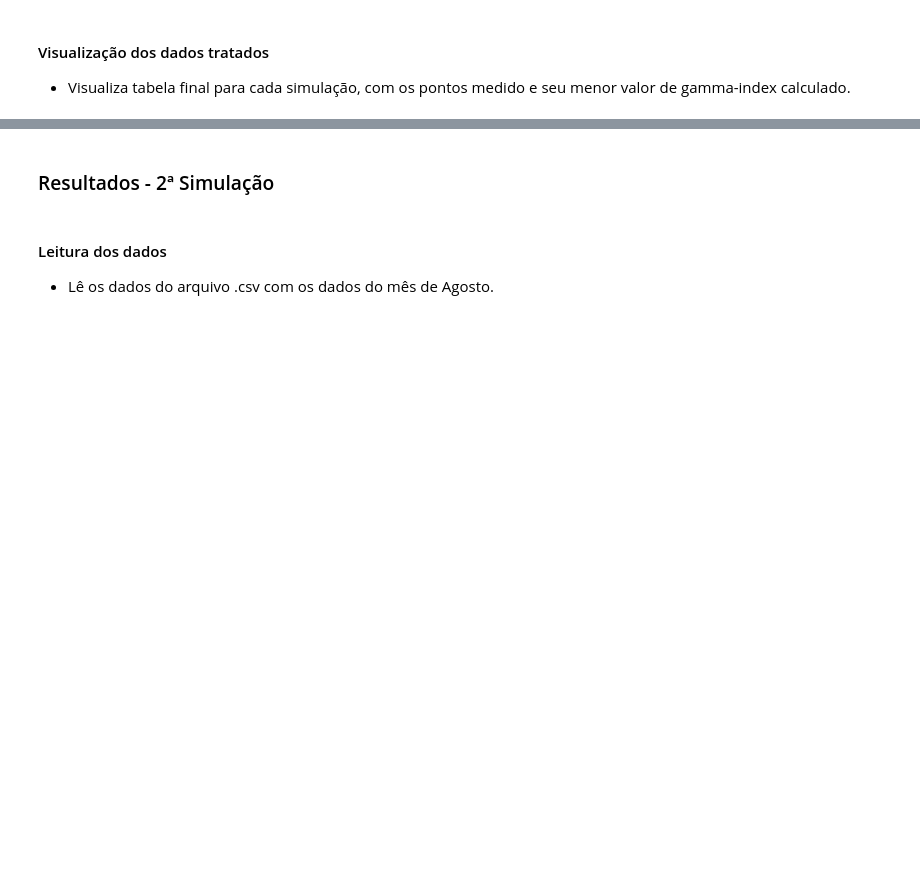
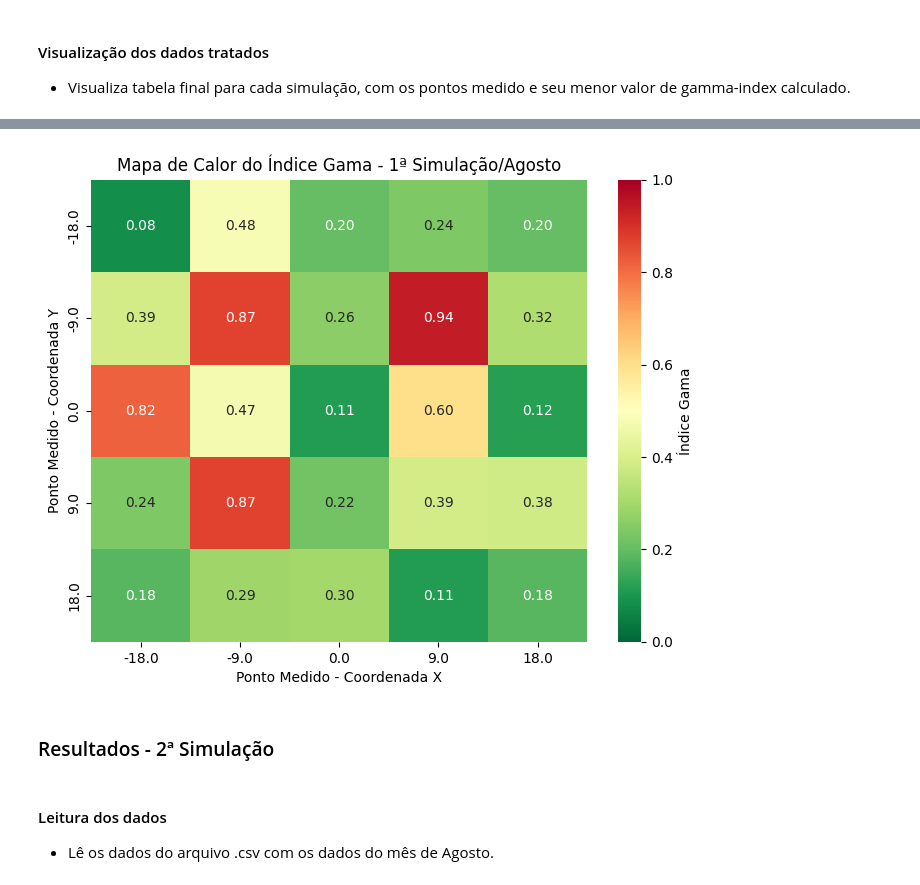
Before and after one commit to alantimb/Gamma-Function, a Jupyter notebook: funcao_gamma.ipynb, the cells around one changed output, grey strips where cells are left out. Saved outputs shown, nothing was run; the diff lists cells and outputs as text; code cells hidden in the pictures; blank space fills up the shorter version.

Commit message:
feat: add plotagem de mapas de calor dos resultados

```diff
--- a/funcao_gamma.ipynb
+++ b/funcao_gamma.ipynb
@@ -146,7 +148,7 @@ Porcentagem de valores reprovados: 0.0%
 * Visualiza tabela final para cada simulação, com os pontos medido e seu menor valor de gamma-index calculado.
 # %%
 # Cria um dataframe para os valores obtidos da primeira simulação
-df_augustGammaIndex_sim_1 = pd.DataFrame(list(gamma_index_aug_1.items()), columns=['Pontos Medidos (X,Y)', 'Gamma Index'])
+df_augustGammaIndex_sim_1 = pd.DataFrame(list(gamma_index_aug_1.items()), columns=['Pontos Medidos (X,Y)', 'Índice Gama'])
 # %%
 # Visualiza o DataFrame com os devidos tratamentos
 print(df_augustGammaIndex_sim_1.head(25))
@@ -171,3 +178,29 @@ print(df_augustGammaIndex_sim_1.head(25))
+# %%
+# Extrai as coordenadas x, y e valores do Gamma Index
+x_coords, y_coords = zip(*[map(float, coord.split(',')) for coord in df_augustGammaIndex_sim_1['Pontos Medidos (X,Y)']])
+gamma_index_values = df_augustGammaIndex_sim_1['Índice Gama']
+
+# Cria um DataFrame para os dados
+df_heatmapDataAugust_sim_1 = pd.DataFrame({'x': x_coords, 'y': y_coords, 'Índice Gama': gamma_index_values})
+# %%
+# Redimensiona o mapa de calor
+plt.figure(figsize=(8, 6))
+
+# Cria o mapa de calor usando Seaborn
+heatmap = sns.heatmap(df_heatmapDataAugust_sim_1.pivot_table(index='y', columns='x', values='Índice Gama'), cmap='RdYlGn_r', annot=True, fmt=".2f", cbar_kws={'label': 'Índice Gama'}, vmin=0, vmax=1)
+
+# Define rótulos dos eixos
+plt.xlabel('Ponto Medido - Coordenada X')
+plt.ylabel('Ponto Medido - Coordenada Y')
+plt.title('Mapa de Calor do Índice Gama - 1ª Simulação/Agosto')
+
+# Salva o gráfico em um arquivo de imagem (por exemplo, PNG)
+plt.savefig(f'heatmapAugust_sim_1_DTA_{delta_dM}.png')
+
+# Plota o mapa de calor
+plt.show()
+# %% [output]
+[figure, added]
 # %% [markdown]
 ### Resultados - 2ª Simulação
 # %% [markdown]
```
Also changed, not shown: parts of 83 cells of this notebook, 1 other file.
